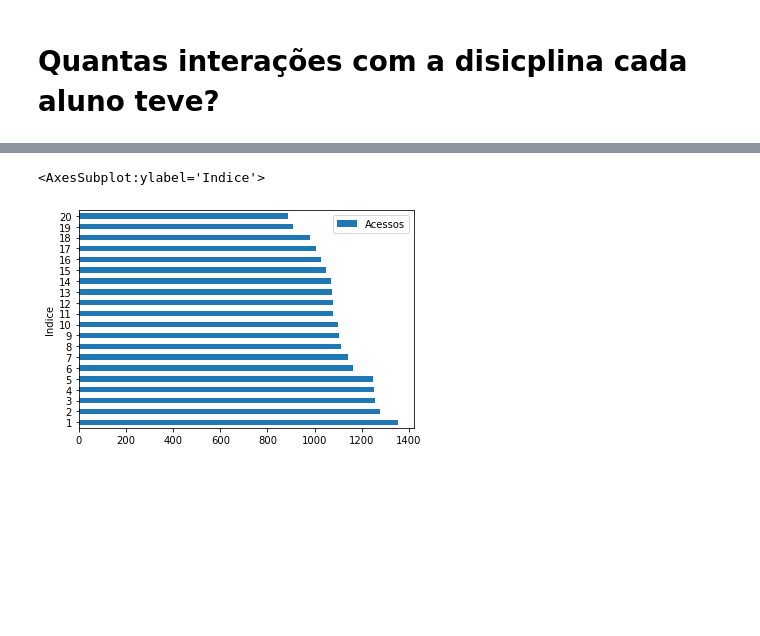
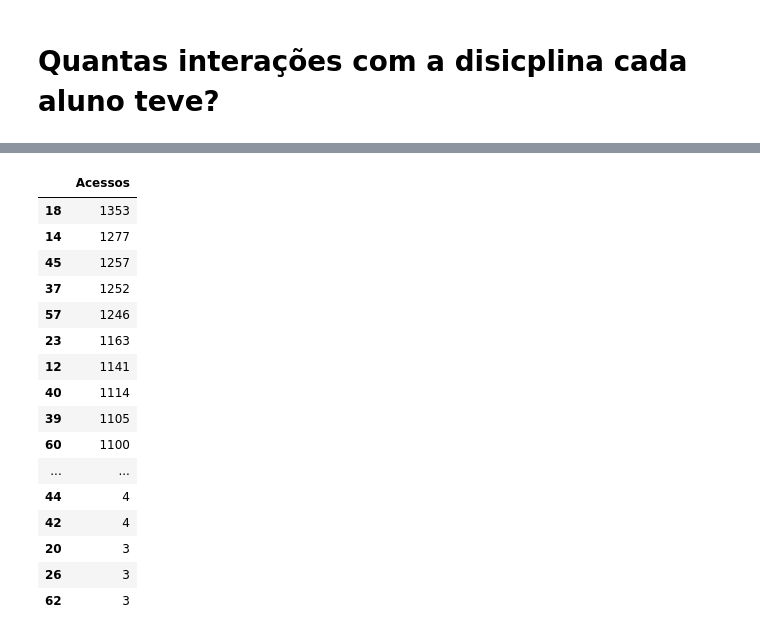
Before and after one commit to gustavo-ifusp/edisc-analytics, a Jupyter notebook: analiseengajamento.ipynb, the cells around one changed output, grey strips where cells are left out. Drawn from its saved outputs; the diff is of its cells as text; code cells hidden in the pictures; blank space fills up the shorter version.

```diff
--- a/analiseengajamento.ipynb
+++ b/analiseengajamento.ipynb
@@ -73,7 +52,34 @@ intera.sort_values(by='Acessos',ascending=False)[:N]
 # %%
-N=20
-grafintera = intera.groupby(by=['Indice']).agg({'Acessos':'sum'})
-intera.sort_values(by='Acessos',ascending=False)[:N].plot(kind='barh')
+#N=20
+#grafintera = intera.groupby(by=['Indice']).agg({'Acessos':'sum'})
+#intera.sort_values(by='Acessos',ascending=False)[:N].plot(kind='barh')
-# %% [output]
-<AxesSubplot:ylabel='Indice'>
-[figure, removed]
+# %%
+filtrado1 = tabela.groupby(by=['userid']).size()
+filtro_tabela = filtrado1.drop(-1)
+filtro_tabela2 = filtro_tabela.drop(2)
+filtro_tabela3 = filtro_tabela2.drop(6)
+filtro_tabela3.to_csv('filtro_3.csv')
+filtrado2 = pd.read_table('filtro_3.csv', sep=',')
+filtrado3 = filtrado2.drop(columns=['userid'])
+filtrado3.columns = ['Acessos']
+N=60
+filtrado3.index
+filtrado3.sort_values(by='Acessos',ascending=False)[:N]
+# %% [output]
+|  | Acessos |
+| 18 | 1353 |
+| 14 | 1277 |
+| 45 | 1257 |
+| 37 | 1252 |
+| 57 | 1246 |
+| 23 | 1163 |
+| 12 | 1141 |
+| 40 | 1114 |
+| 39 | 1105 |
+| 60 | 1100 |
+| ... | ... |
+| 44 | 4 |
+| 42 | 4 |
+| 20 | 3 |
+| 26 | 3 |
+| 62 | 3 |
```
Also changed, not shown: parts of 9 cells of this notebook.
